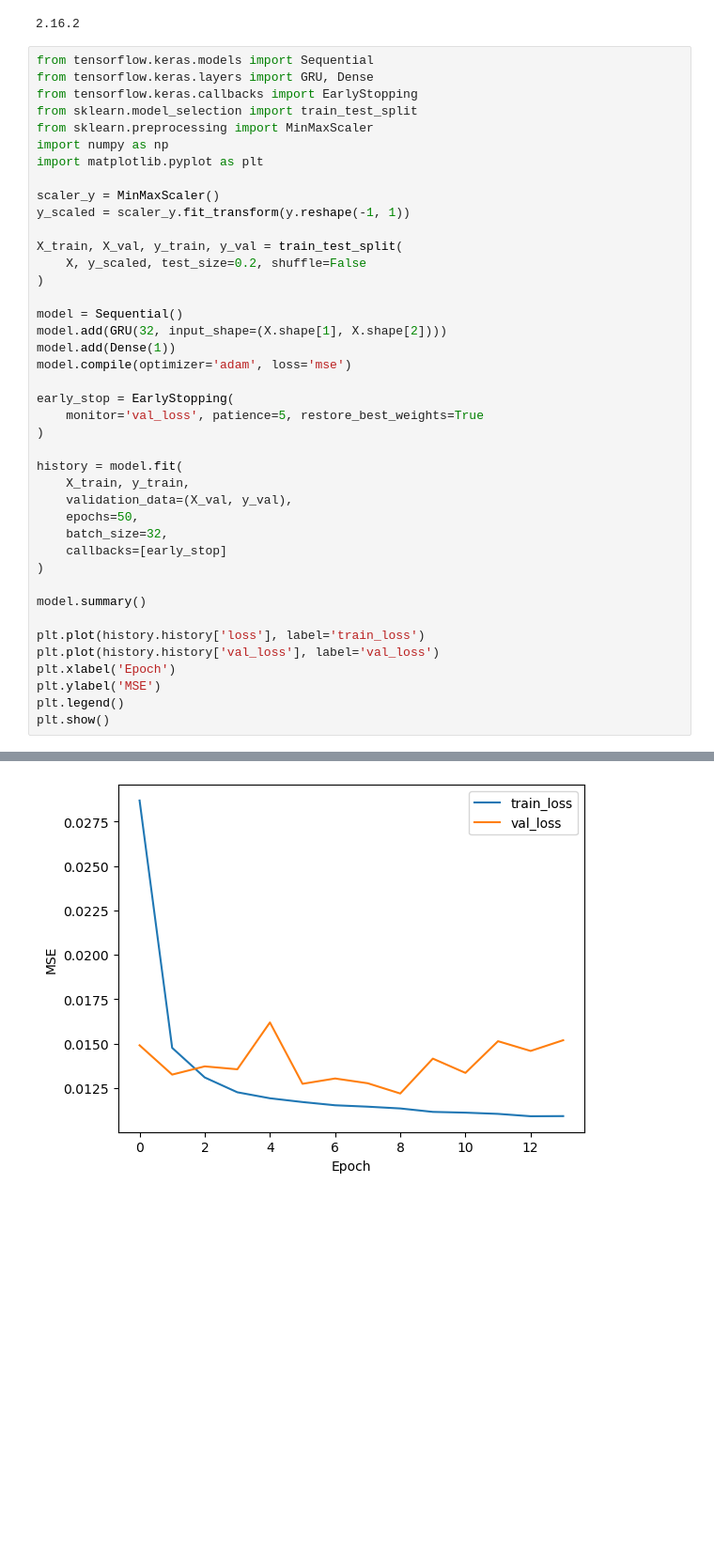
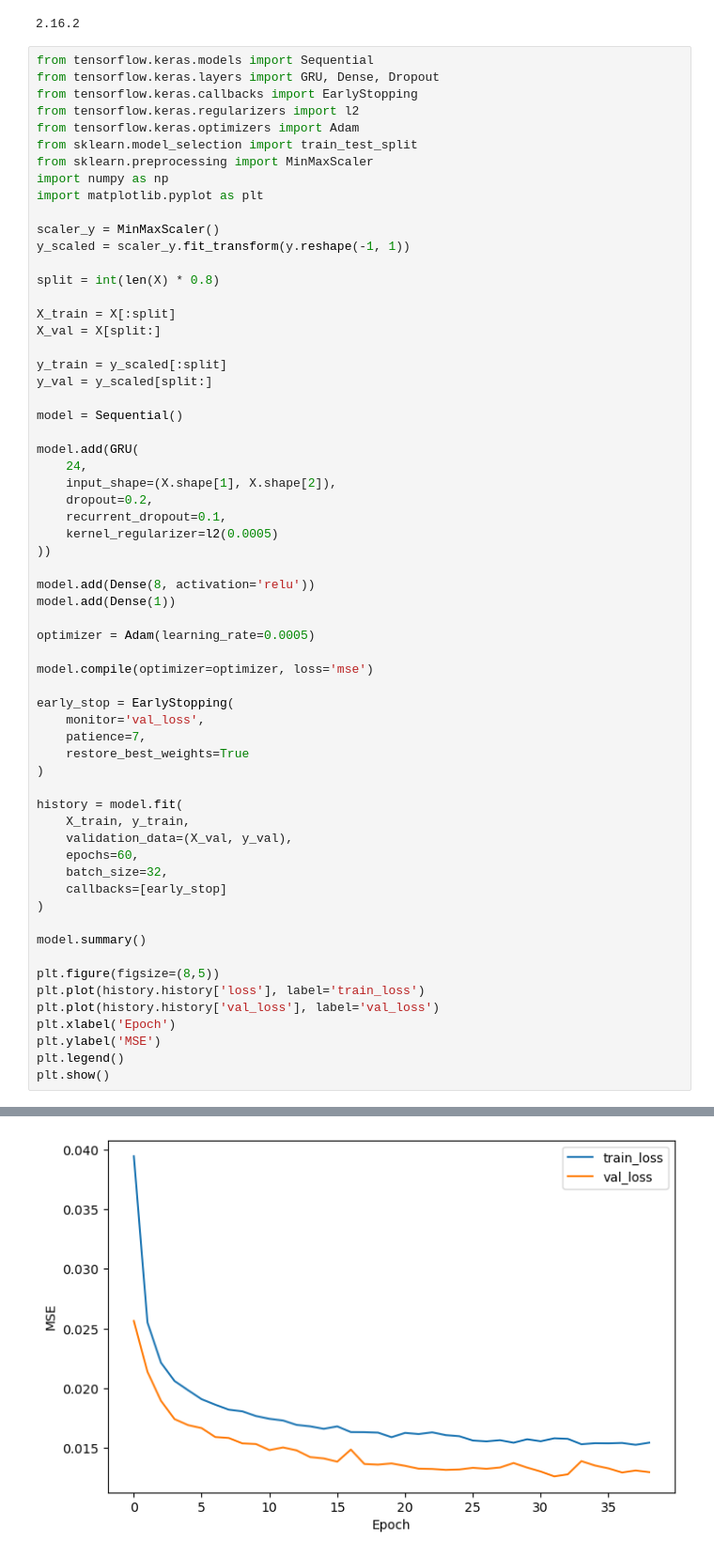
Before and after one commit to kindbyte/Glucose_Forecasting_and_Insulin_Dynamics_Analysis_Type-1_Diabetes, a Jupyter notebook: AZT1D_Insulin_Prediction.ipynb, the cells around one changed output, grey strips where cells are left out. Shown at 94% size. Drawn from its saved outputs; the diff is of its cells as text; blank space fills up the shorter version.

```diff
--- a/AZT1D_Insulin_Prediction.ipynb
+++ b/AZT1D_Insulin_Prediction.ipynb
@@ -127,8 +127,10 @@ from tensorflow.keras.models import Sequential
 2.16.2
 # %%
 from tensorflow.keras.models import Sequential
-from tensorflow.keras.layers import GRU, Dense
+from tensorflow.keras.layers import GRU, Dense, Dropout
 from tensorflow.keras.callbacks import EarlyStopping
+from tensorflow.keras.regularizers import l2
+from tensorflow.keras.optimizers import Adam
 from sklearn.model_selection import train_test_split
 from sklearn.preprocessing import MinMaxScaler
 import numpy as np
@@ -137,29 +139,48 @@ import matplotlib.pyplot as plt
 scaler_y = MinMaxScaler()
 y_scaled = scaler_y.fit_transform(y.reshape(-1, 1))
 
-X_train, X_val, y_train, y_val = train_test_split(
-    X, y_scaled, test_size=0.2, shuffle=False
-)
+split = int(len(X) * 0.8)
+
+X_train = X[:split]
+X_val = X[split:]
+
+y_train = y_scaled[:split]
+y_val = y_scaled[split:]
 
 model = Sequential()
-model.add(GRU(32, input_shape=(X.shape[1], X.shape[2])))
+
+model.add(GRU(
+    24,
+    input_shape=(X.shape[1], X.shape[2]),
+    dropout=0.2,
+    recurrent_dropout=0.1,
+    kernel_regularizer=l2(0.0005)
+))
+
+model.add(Dense(8, activation='relu'))
 model.add(Dense(1))
-model.compile(optimizer='adam', loss='mse')
+
+optimizer = Adam(learning_rate=0.0005)
+
+model.compile(optimizer=optimizer, loss='mse')
 
 early_stop = EarlyStopping(
-    monitor='val_loss', patience=5, restore_best_weights=True
+    monitor='val_loss',
+    patience=7,
+    restore_best_weights=True
 )
 
 history = model.fit(
     X_train, y_train,
     validation_data=(X_val, y_val),
-    epochs=50,
+    epochs=60,
     batch_size=32,
     callbacks=[early_stop]
 )
 
 model.summary()
 
+plt.figure(figsize=(8,5))
 plt.plot(history.history['loss'], label='train_loss')
 plt.plot(history.history['val_loss'], label='val_loss')
 plt.xlabel('Epoch')
@@ -200,2 +223,2 @@ Model: "sequential_4"
-[figure, old version]
+[figure, new version]
 # %%
```
Also changed, not shown: parts of 2 cells of this notebook.
